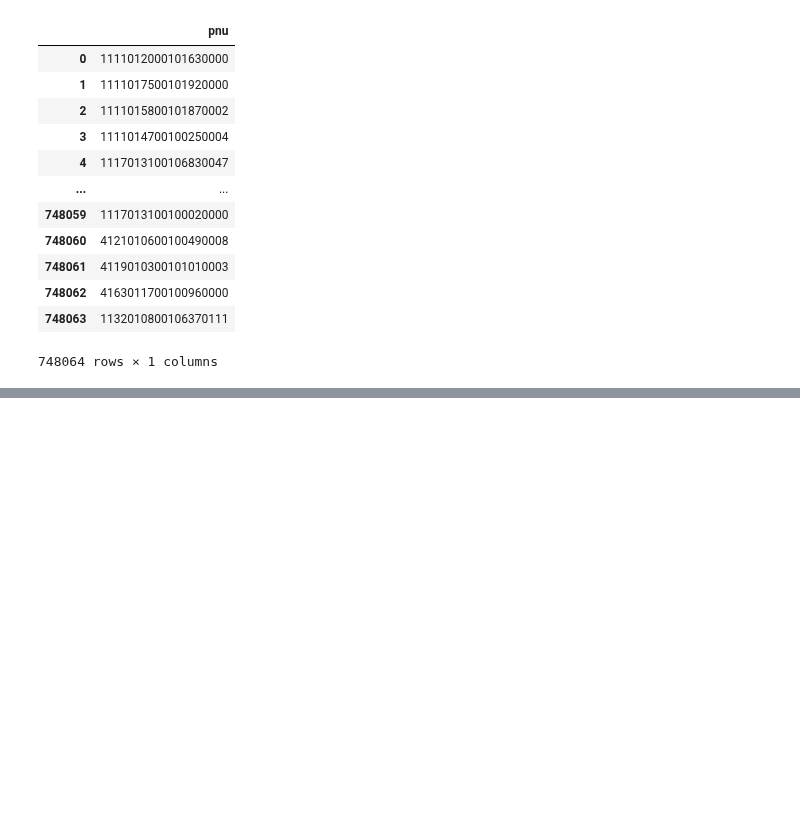
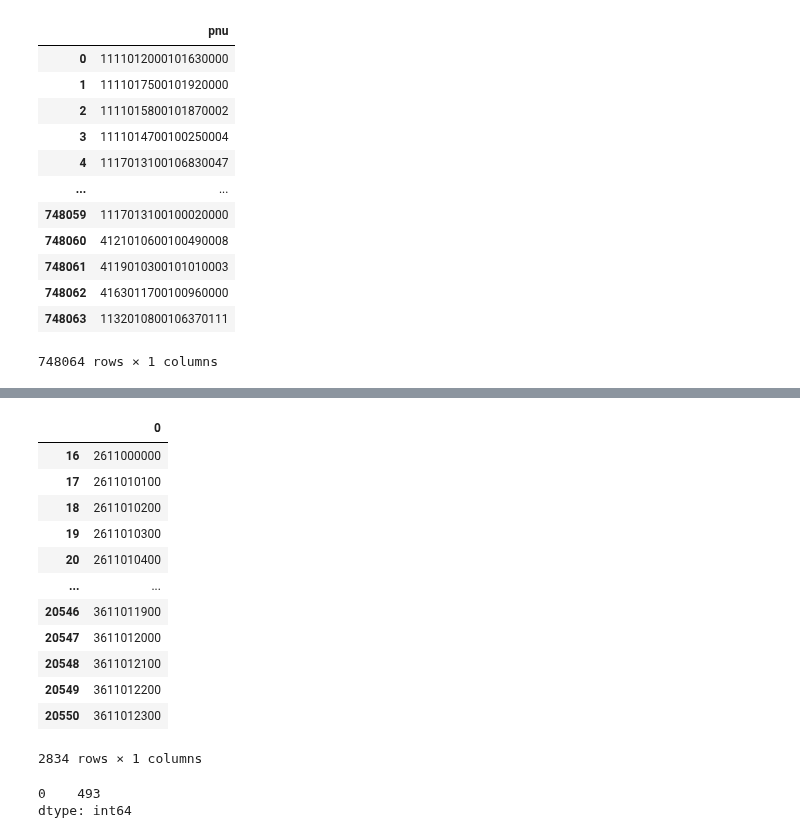
Before and after one commit to UL-DA/pythonProject, a Jupyter notebook: Untitled.ipynb, the cells around one changed output, grey strips where cells are left out. Drawn from its saved outputs; the diff is of its cells as text; code cells hidden in the pictures; blank space fills up the shorter version.

```diff
--- a/Untitled.ipynb
+++ b/Untitled.ipynb
@@ -36,15 +36,6 @@ cnt_af = 10
 df_pnu['pnu'][748063]
 # %% [output]
 '1132010800106370111'
-# %%
-while pnu == df_pnu['pnu'][748063]:
-    pnu_list = list(df_pnu['pnu'][cnt_bf:cnt_af])
-    pnu
-    print(pnu)
-
-
-    cnt_bf = cnt_af
-    cnt_af = cnt_af + 10
 # %%
 # 리스트에 값 담기
 row_list   = [] # 행 값
@@ -142,0 +187,24 @@ df_pnu
+# %%
+lawd_cd_unique = []
+
+for i in range(1, 22):
+
+    url = 'http://apis.data.go.kr/1741000/StanReginCd/getStanReginCdList'
+    serviceKey = 'C94PKnigawlH2iISVWz1Itw9tVzyuOCbOvKgzCrGOUZWvs3XqrkhH+/ntypJ7kK2P2g16vLYCJif3TNfO1i1KA=='
+    params = {
+        'serviceKey' : serviceKey,
+        'pageNo' : str(i),
+        'numOfRows' : '1000',
+        'type' : 'json'
+    }
+    response = requests.get(url, params=params)
+    content = response.text
+
+    # Json List 변환
+    lawd_cd_df = pd.DataFrame(pd.json_normalize(data = json.loads(content), record_path = 'StanReginCd')['row'][1])
+    lawd_cd_list = list(lawd_cd_df['locatjumin_cd'].str[:8])
+
+    # 시군구코드 unique하게 남기기
+    for x in lawd_cd_list:
+        if x not in lawd_cd_unique:
+            lawd_cd_unique.append(x)
@@ -142,0 +241,23 @@ df_pnu
+# %%
+code_df = pd.DataFrame(lawd_cd_unique)
+# %%
+code_df[code_df[0].str.contains('11')]
+# %% [output]
+|  | 0 |
+| 16 | 2611000000 |
+| 17 | 2611010100 |
+| 18 | 2611010200 |
+| 19 | 2611010300 |
+| 20 | 2611010400 |
+| ... | ... |
+| 20546 | 3611011900 |
+| 20547 | 3611012000 |
+| 20548 | 3611012100 |
+| 20549 | 3611012200 |
+| 20550 | 3611012300 |
+2834 rows × 1 columns
+# %%
+code_df.loc[code_df[0].str[:2]=='11'].count()
+# %% [output]
+0    493
+dtype: int64
```
Also changed, not shown: parts of 14 cells of this notebook, 1 other file.
